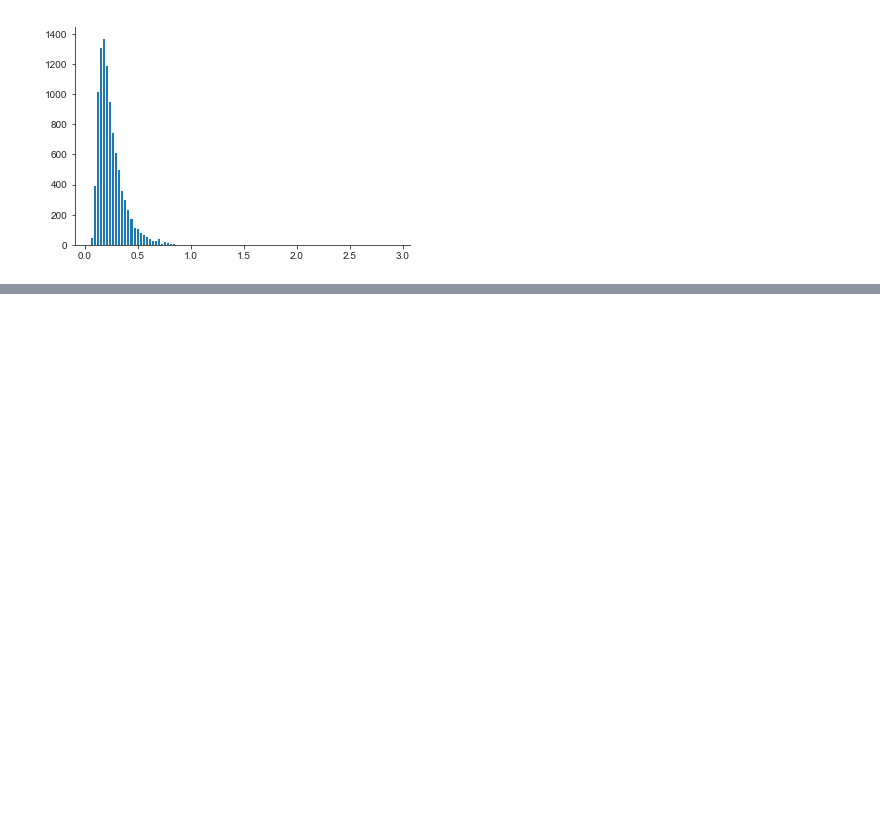
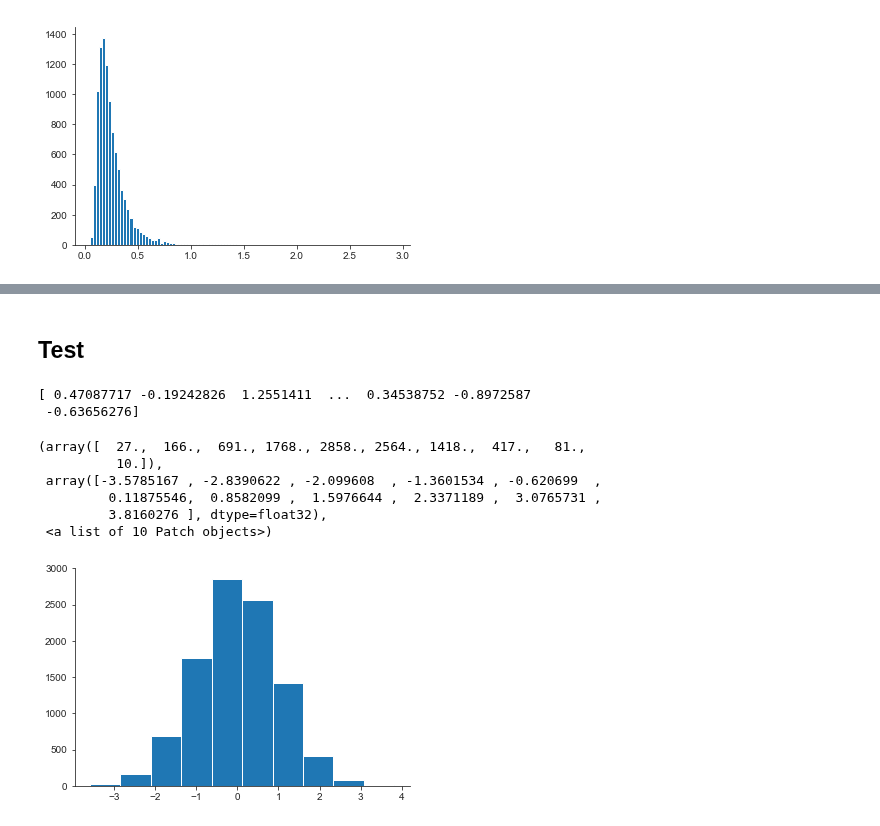
Before and after one commit to cbg-ethz/shm, a Jupyter notebook: analysis/03d-edward_models.ipynb, the cells around one changed output, grey strips where cells are left out. Saved outputs shown, nothing was run; the diff lists cells and outputs as text; code cells hidden in the pictures; blank space fills up the shorter version.

```diff
--- a/analysis/03d-edward_models.ipynb
+++ b/analysis/03d-edward_models.ipynb
@@ -128,0 +185,20 @@ plt.hist(sample, bins=100);
+# %% [markdown]
+## Test
+# %%
+n = 10000
+var = tfd.Normal(0, 1).sample(n)
+with tf.Session() as sess:
+    v = sess.run(var)
+# %% [output]
+[ 0.47087717 -0.19242826  1.2551411  ...  0.34538752 -0.8972587
+ -0.63656276]
+# %%
+plt.hist(v)
+# %% [output]
+(array([  27.,  166.,  691., 1768., 2858., 2564., 1418.,  417.,   81.,
+          10.]),
+ array([-3.5785167 , -2.8390622 , -2.099608  , -1.3601534 , -0.620699  ,
+         0.11875546,  0.8582099 ,  1.5976644 ,  2.3371189 ,  3.0765731 ,
+         3.8160276 ], dtype=float32),
+ <a list of 10 Patch objects>)
+[figure, added]
```
Also changed, not shown: parts of 27 cells of this notebook, 1 other file.
